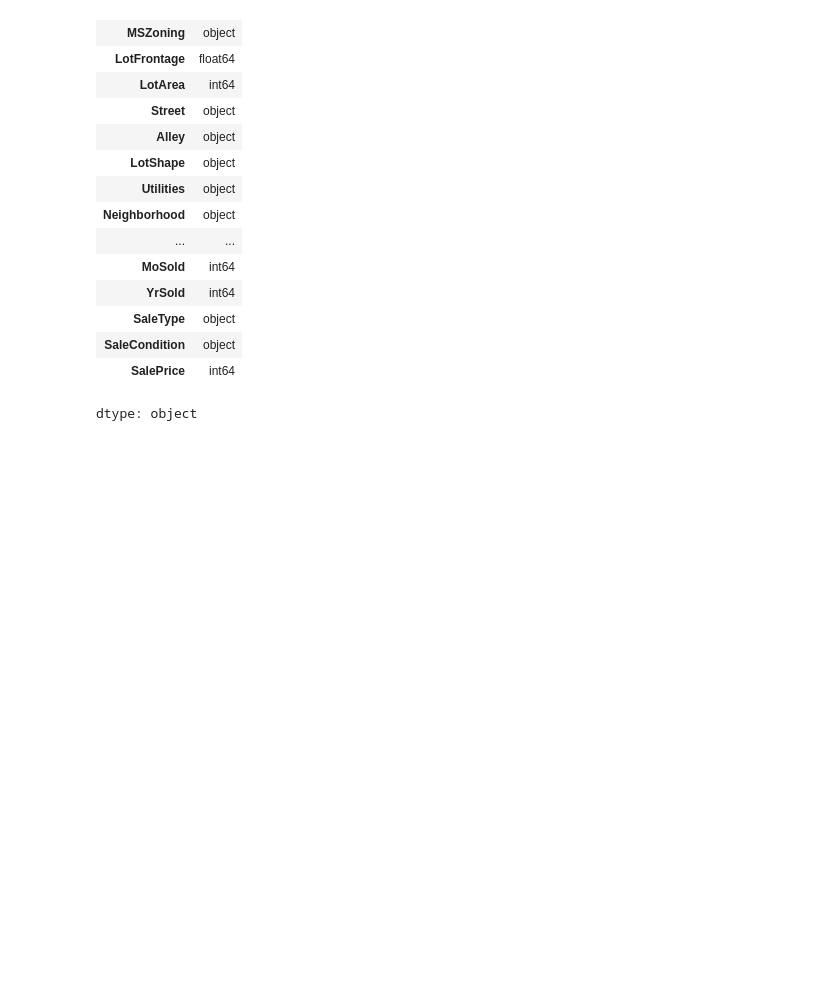
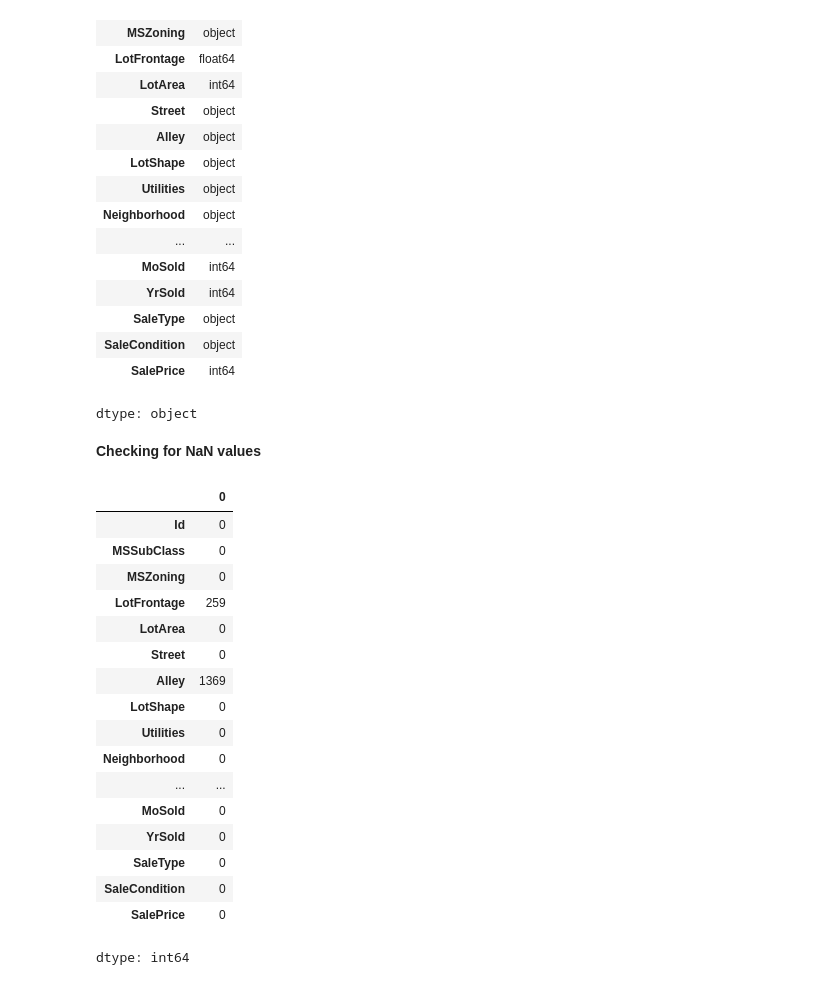
Before and after one commit to akhilesh2009/housing_prices_competition, a Jupyter notebook: housing_prices_competition.ipynb, the cells around one changed output. Drawn from its saved outputs; the diff is of its cells as text; code cells hidden in the pictures; blank space fills up the shorter version.

Commit message:
Checking for NaN values

```diff
--- a/housing_prices_competition.ipynb
+++ b/housing_prices_competition.ipynb
@@ -108,3 +108,26 @@ train.dtypes
 | SaleCondition | object |
 | SalePrice | int64 |
 dtype: object
+# %% [markdown]
+**Checking for NaN values**
+# %%
+train.isnull().sum()
+# %% [output]
+|  | 0 |
+| Id | 0 |
+| MSSubClass | 0 |
+| MSZoning | 0 |
+| LotFrontage | 259 |
+| LotArea | 0 |
+| Street | 0 |
+| Alley | 1369 |
+| LotShape | 0 |
+| Utilities | 0 |
+| Neighborhood | 0 |
+| ... | ... |
+| MoSold | 0 |
+| YrSold | 0 |
+| SaleType | 0 |
+| SaleCondition | 0 |
+| SalePrice | 0 |
+dtype: int64
```
